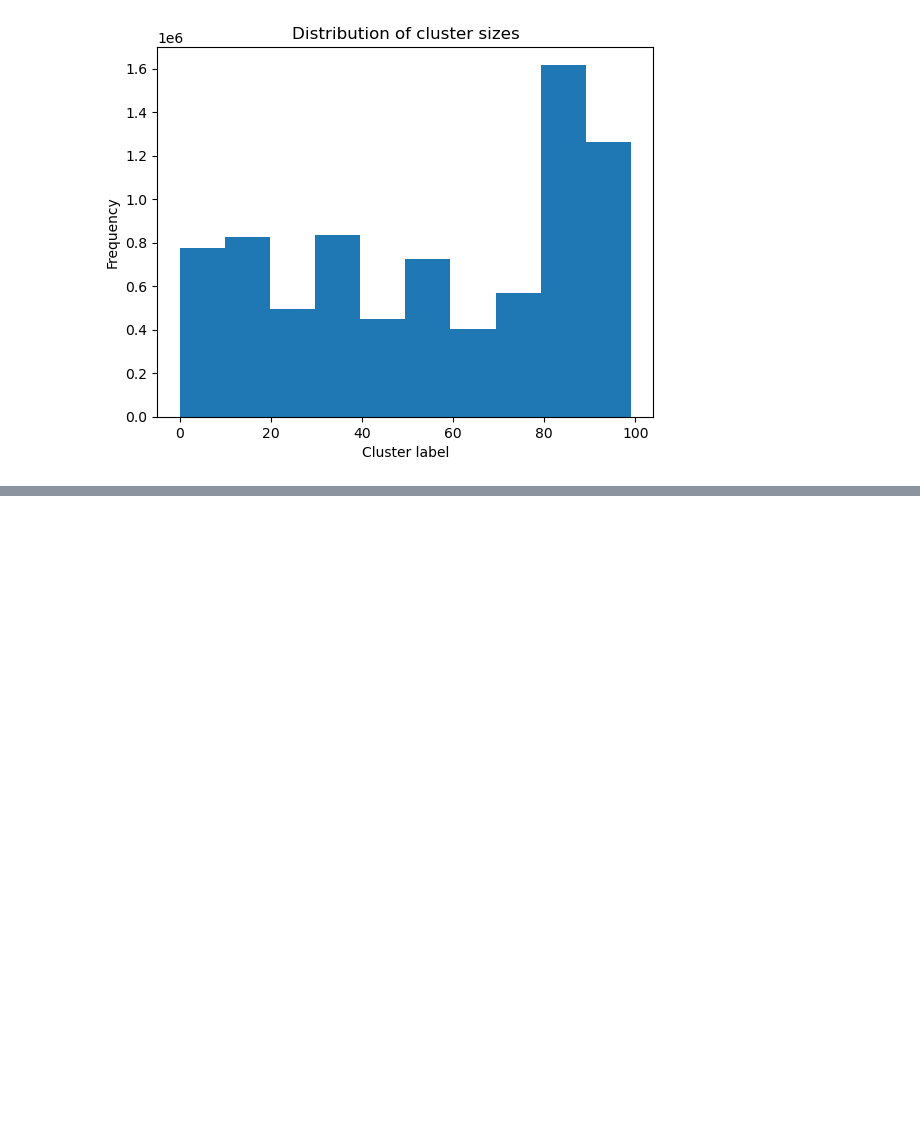
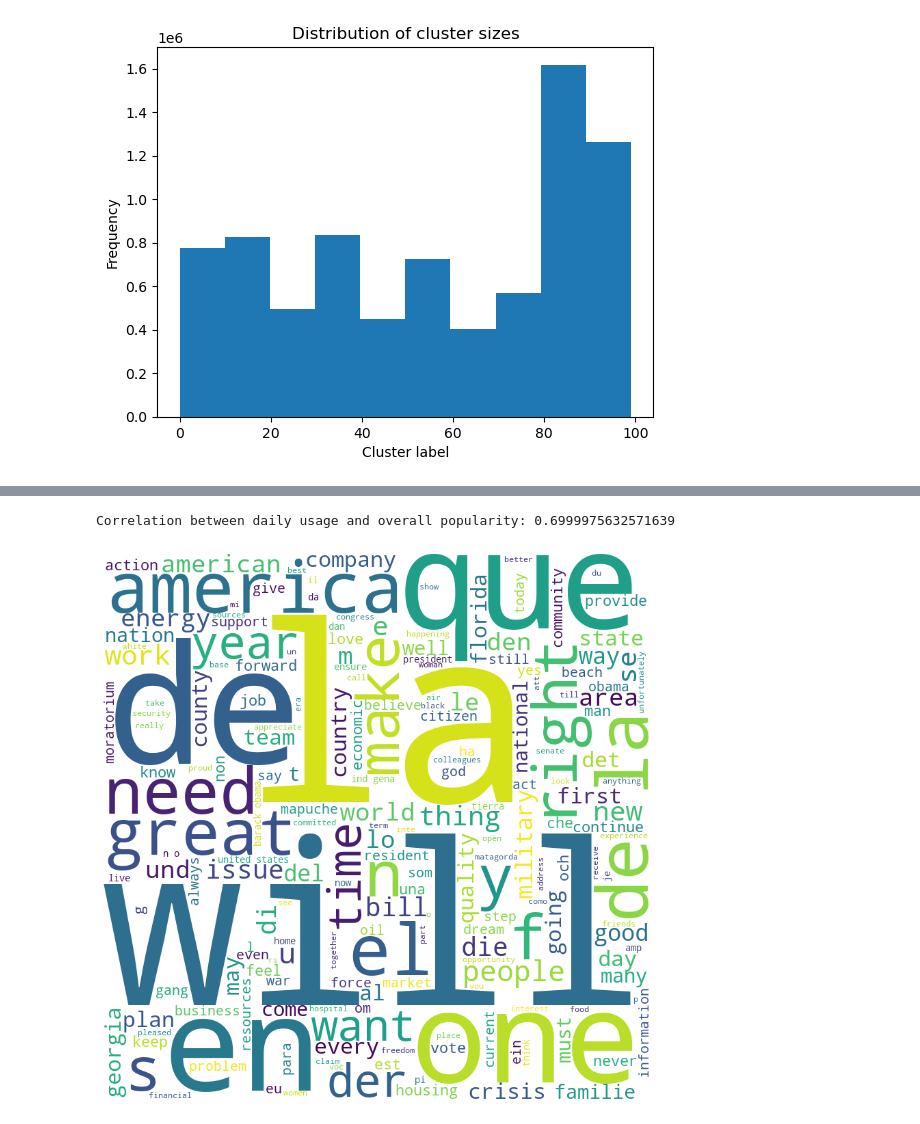
Before and after one commit to jasojone/CS4650-Big-Data-Analytics-and-Cloud-Computing, a Jupyter notebook: cs4650env/capstone/capstone1.0.ipynb, the cells around one changed output, grey strips where cells are left out. Drawn from its saved outputs; the diff is of its cells as text; code cells hidden in the pictures; blank space fills up the shorter version.

```diff
--- a/cs4650env/capstone/capstone1.0.ipynb
+++ b/cs4650env/capstone/capstone1.0.ipynb
@@ -272,3 +296,9 @@ plt.ylabel('Frequency')
 plt.show()
 # %% [output]
 [figure]
+# %%
+popular_memes = quotes_df.groupby('cluster')['phrase'].value_counts().reset_index(name='count')
+
+# Display the top 3 memes from each cluster
+top_memes = popular_memes.groupby('cluster').head(3)
+print(top_memes)
@@ -274,0 +323,36 @@ plt.show()
+# %%
+from wordcloud import WordCloud
+
+# Read data from the articles table
+articles_df = pd.read_sql_query('SELECT * FROM articles', conn)
+
+# Merge quotes_df and articles_df to get the date information
+quotes_with_dates = quotes_df.merge(articles_df[['article_id', 'date']], on='article_id')
+
+# Calculate the daily usage count of each meme
+quotes_with_dates['date'] = pd.to_datetime(quotes_with_dates['date']).dt.date
+daily_usage = quotes_with_dates.groupby(['date', 'phrase']).size().reset_index(name='daily_count')
+
+# Calculate the overall popularity of each meme
+overall_popularity = quotes_with_dates['phrase'].value_counts().reset_index(name='popularity')
+overall_popularity.columns = ['phrase', 'popularity']
+
+# Merge the daily usage and overall popularity data
+merged_data = daily_usage.merge(overall_popularity, on='phrase')
+
+# Calculate the correlation between daily usage and overall popularity
+correlation = merged_data['daily_count'].corr(merged_data['popularity'])
+print('Correlation between daily usage and overall popularity:', correlation)
+
+# Create a word cloud visualization for the most frequent words in the popular memes
+top_memes_text = ' '.join(top_memes['phrase'].values)
+wordcloud = WordCloud(width=800, height=800, background_color='white', stopwords=None, min_font_size=10).generate(top_memes_text)
+
+plt.figure(figsize=(8, 8), facecolor=None)
+plt.imshow(wordcloud)
+plt.axis("off")
+plt.tight_layout(pad=0)
+plt.show()
+# %% [output]
+Correlation between daily usage and overall popularity: 0.6999975632571639
+[figure, added]
```
Also changed, not shown: parts of 3 cells of this notebook.
